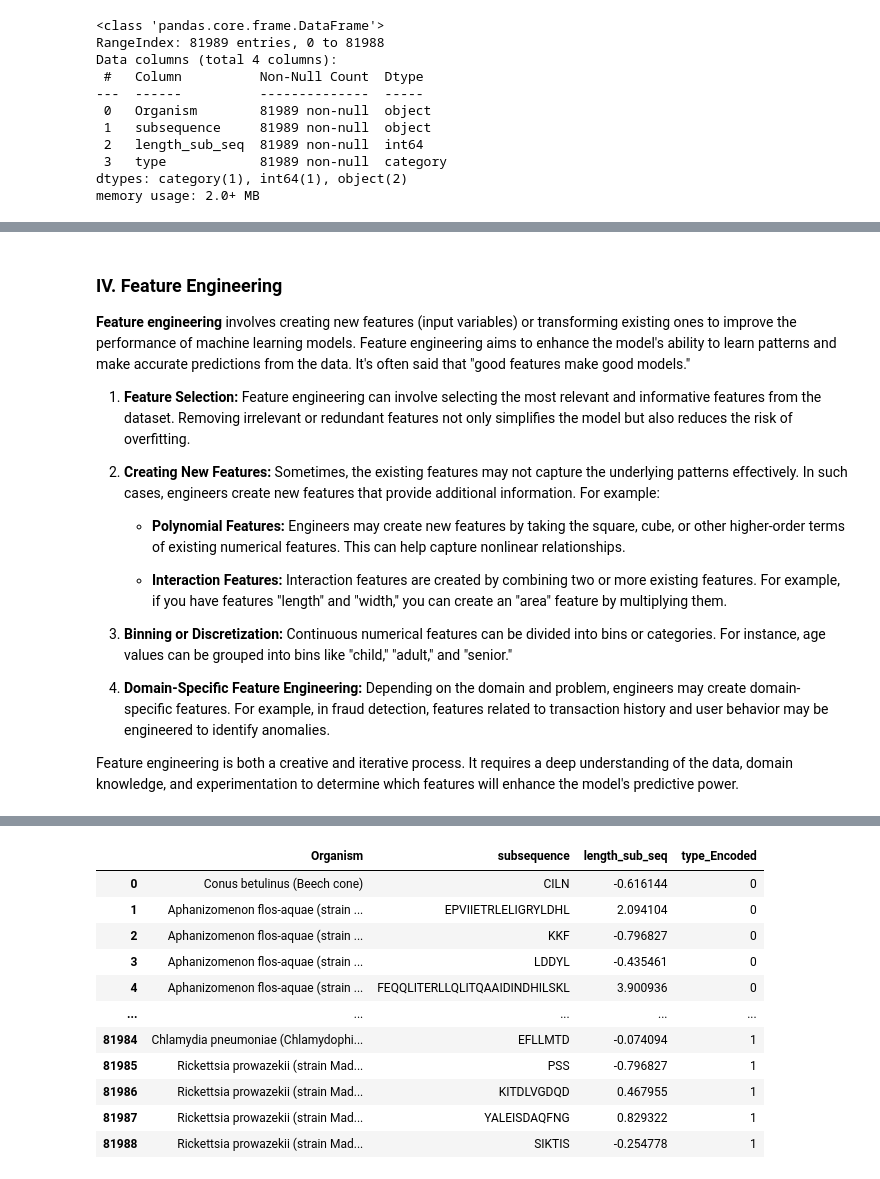
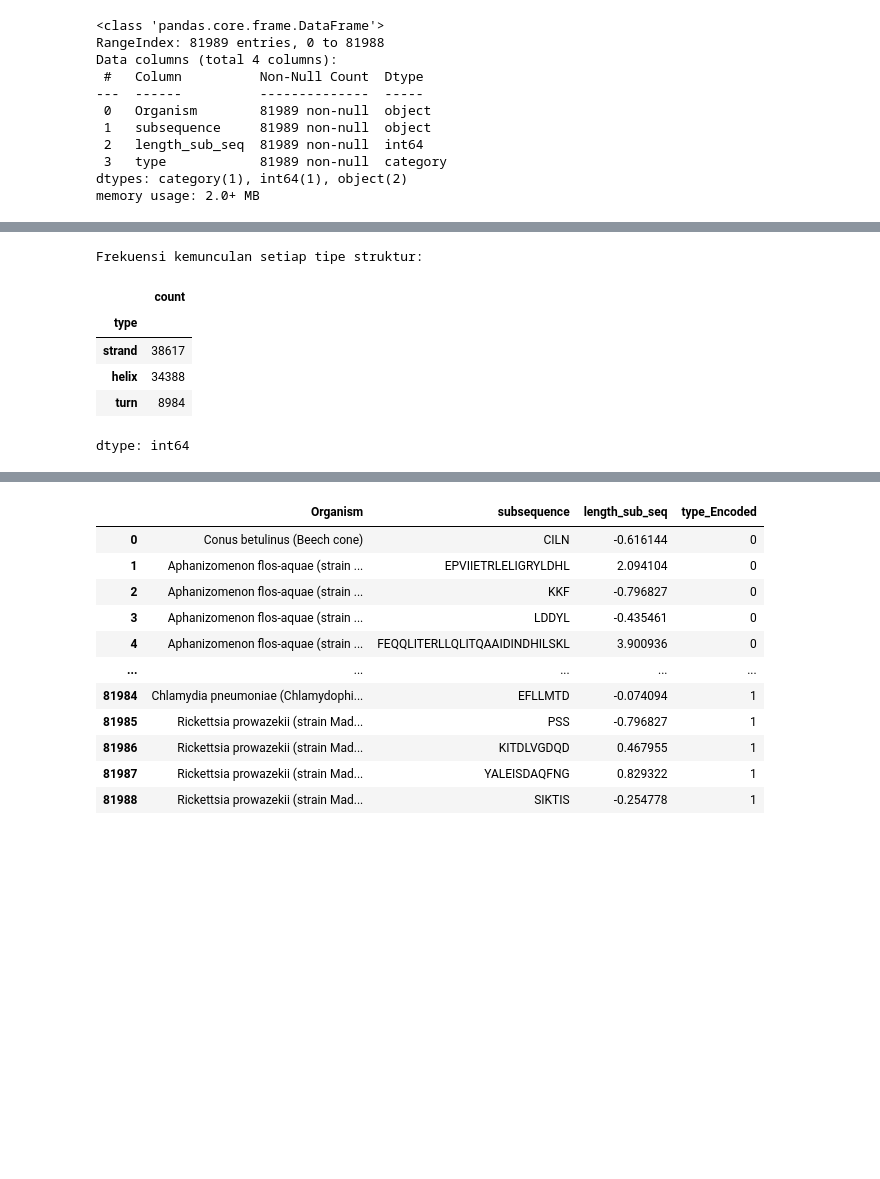
Before and after one commit to RunningPie/POPViz, a Jupyter notebook: ML/machinelearning.ipynb, the cells around one changed output, grey strips where cells are left out. Saved outputs shown, nothing was run; the diff lists cells and outputs as text; code cells hidden in the pictures; blank space fills up the shorter version.

Commit message:
update machine learningq

```diff
--- a/ML/machinelearning.ipynb
+++ b/ML/machinelearning.ipynb
@@ -27,11 +9,8 @@ import re
 # %% [markdown]
 ## Import Dataset
 # %%
-# Import library yang diperlukan
-import pandas as pd
-
 # Baca file TSV
-df = pd.read_csv('uniprotkb_AND_reviewed_true_AND_existen_2025_04_22.tsv', sep='\t')
+df = pd.read_csv('/content/uniprotkb_AND_reviewed_true_AND_existen_2025_04_22.tsv', sep='\t')
 
 # Tampilkan 5 baris pertama untuk memeriksa data
 df.head(5)
@@ -781,21 +596,19 @@ Handling duplicate values is crucial because they can compromise data integrity,
+# %%
+# prompt: hitung frekuensi type
+
+# Hitung frekuensi kemunculan setiap 'type'
+type_counts = result_df['type'].value_counts()
+
+print("Frekuensi kemunculan setiap tipe struktur:")
+type_counts
+# %% [output]
+Frekuensi kemunculan setiap tipe struktur:
+|  | count |
+| type |  |
+| strand | 38617 |
+| helix | 34388 |
+| turn | 8984 |
+dtype: int64
 # %%
 # Drop duplicate rows from result_df
 result_df = result_df.drop_duplicates()
-# %% [markdown]
-### IV. Feature Engineering
-
-**Feature engineering** involves creating new features (input variables) or transforming existing ones to improve the performance of machine learning models. Feature engineering aims to enhance the model's ability to learn patterns and make accurate predictions from the data. It's often said that "good features make good models."
-
-1. **Feature Selection:** Feature engineering can involve selecting the most relevant and informative features from the dataset. Removing irrelevant or redundant features not only simplifies the model but also reduces the risk of overfitting.
-
-2. **Creating New Features:** Sometimes, the existing features may not capture the underlying patterns effectively. In such cases, engineers create new features that provide additional information. For example:
-
-   - **Polynomial Features:** Engineers may create new features by taking the square, cube, or other higher-order terms of existing numerical features. This can help capture nonlinear relationships.
-
-   - **Interaction Features:** Interaction features are created by combining two or more existing features. For example, if you have features "length" and "width," you can create an "area" feature by multiplying them.
-
-3. **Binning or Discretization:** Continuous numerical features can be divided into bins or categories. For instance, age values can be grouped into bins like "child," "adult," and "senior."
-
-4. **Domain-Specific Feature Engineering:** Depending on the domain and problem, engineers may create domain-specific features. For example, in fraud detection, features related to transaction history and user behavior may be engineered to identify anomalies.
-
-Feature engineering is both a creative and iterative process. It requires a deep understanding of the data, domain knowledge, and experimentation to determine which features will enhance the model's predictive power.
```
Also changed, not shown: parts of 44 cells of this notebook.
